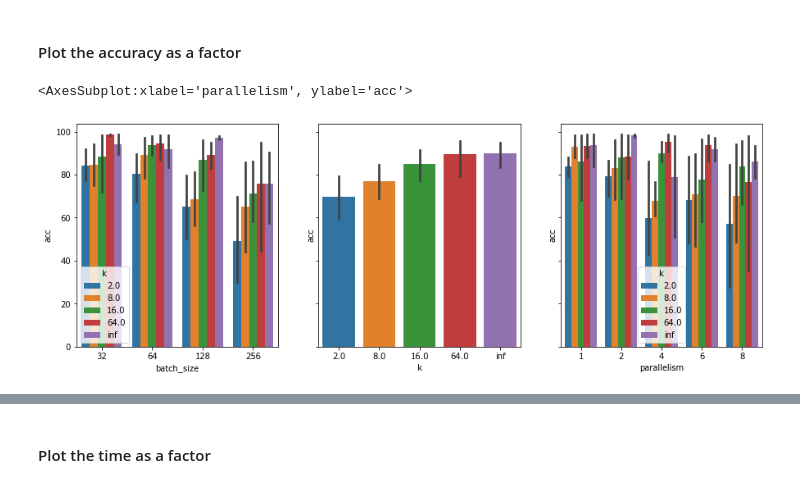
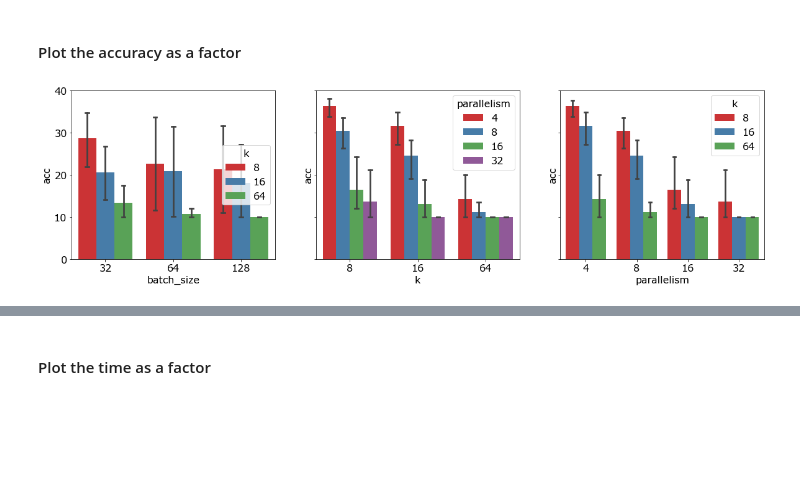
Before and after one commit to DiegoStock12/kubeml, a Jupyter notebook: ml/experiments/insights.ipynb, the cells around one changed output, grey strips where cells are left out. Cells and saved outputs as stored; diff of their text form; code cells hidden in the pictures; blank space fills up the shorter version.

```diff
--- a/ml/experiments/insights.ipynb
+++ b/ml/experiments/insights.ipynb
@@ -8,7 +8,7 @@ import matplotlib.pyplot as plt
 # %% [markdown]
 ## Read the experiments file
 # %%
-experiment_file = './100experiments.pkl'
+experiment_file = './resnet_36exp.pkl'
 df = pd.read_pickle(experiment_file)
 
 df.head()
@@ -37,6 +37,8 @@ df.parallelism = df.parallelism.map(lambda l:l[0])
 
 # change -1 to inf so the order is right in the plot
 df.k = df.k.map(lambda val: float('inf') if val == -1 else val)
+
+df['global_batch'] = df.batch_size * df.parallelism
 # %%
 from typing import List
 
@@ -63,7 +52,11 @@ Name: epoch_duration, Length: 100, dtype: object
 # %% [markdown]
 ### Plot the Correlations between the K, Batch and Parallelism with time and accuracy
 # %%
+sns.set_palette('Set1')
+
 corr = df[['k', 'batch_size', 'parallelism', 'acc', 'time']].corr()
 sns.heatmap(corr,
-            annot=True
+            annot=True,
 )
+
+plt.savefig('./figures/resnet34/heat.png', dpi=300)
@@ -121,16 +157,17 @@ sns.barplot(x='k', y='tta_95', data=df)
 # %%
 df.head(10)
+sns.set_palette('muted')
 # %% [markdown]
 ### Plot the distributions of time and accuracy as a function of K, Batch and parallelism
 # %% [markdown]
 #### Plot the accuracy as a factor
 # %%
-f, ax = plt.subplots(1, 3, sharey=True, figsize=(15, 5))
-sns.barplot(x='batch_size', y='acc', hue='k', data=df, ax=ax[0])
-sns.barplot(x='k', y='acc', data=df, ax=ax[1])
-sns.barplot(x='parallelism', y='acc', data=df, hue='k' ,ax=ax[2])
+f, ax = plt.subplots(1, 3, sharey=True, figsize=(20, 5))
+sns.barplot(x='batch_size', y='acc', hue='k', data=df, ax=ax[0], capsize=.05)
+sns.barplot(x='k', y='acc', data=df, ax=ax[1], capsize=.05, hue='parallelism')
+sns.barplot(x='parallelism', y='acc', data=df, hue='k' ,ax=ax[2] ,capsize=.05)
 
-# plt.savefig('./figures/accuracy.png', dpi=300)
+
+plt.savefig('./figures/resnet34/accuracy.png', dpi=300)
 # %% [output]
-<AxesSubplot:xlabel='parallelism', ylabel='acc'>
-[figure, old version]
+[figure, new version]
```
Also changed, not shown: parts of 20 cells of this notebook, 16 other files.
